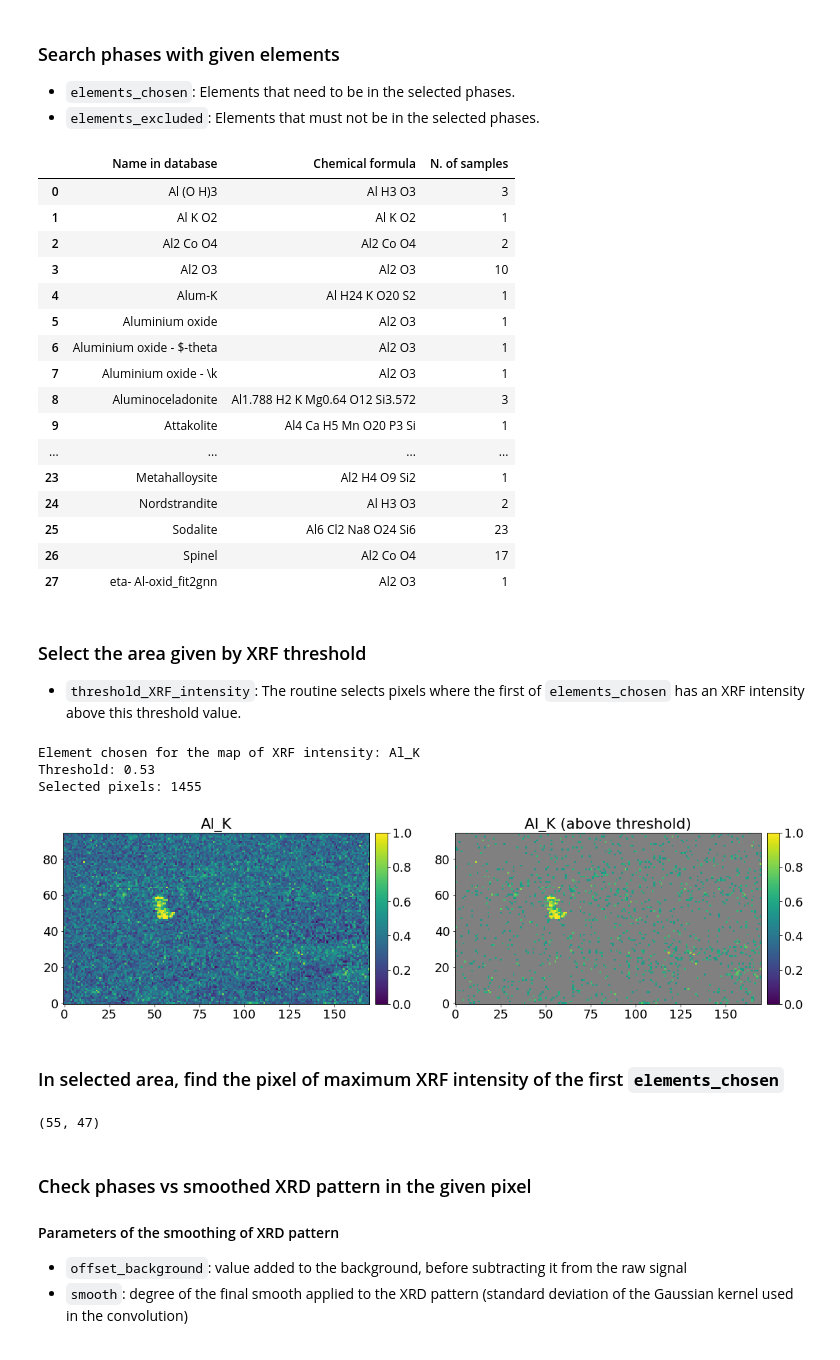
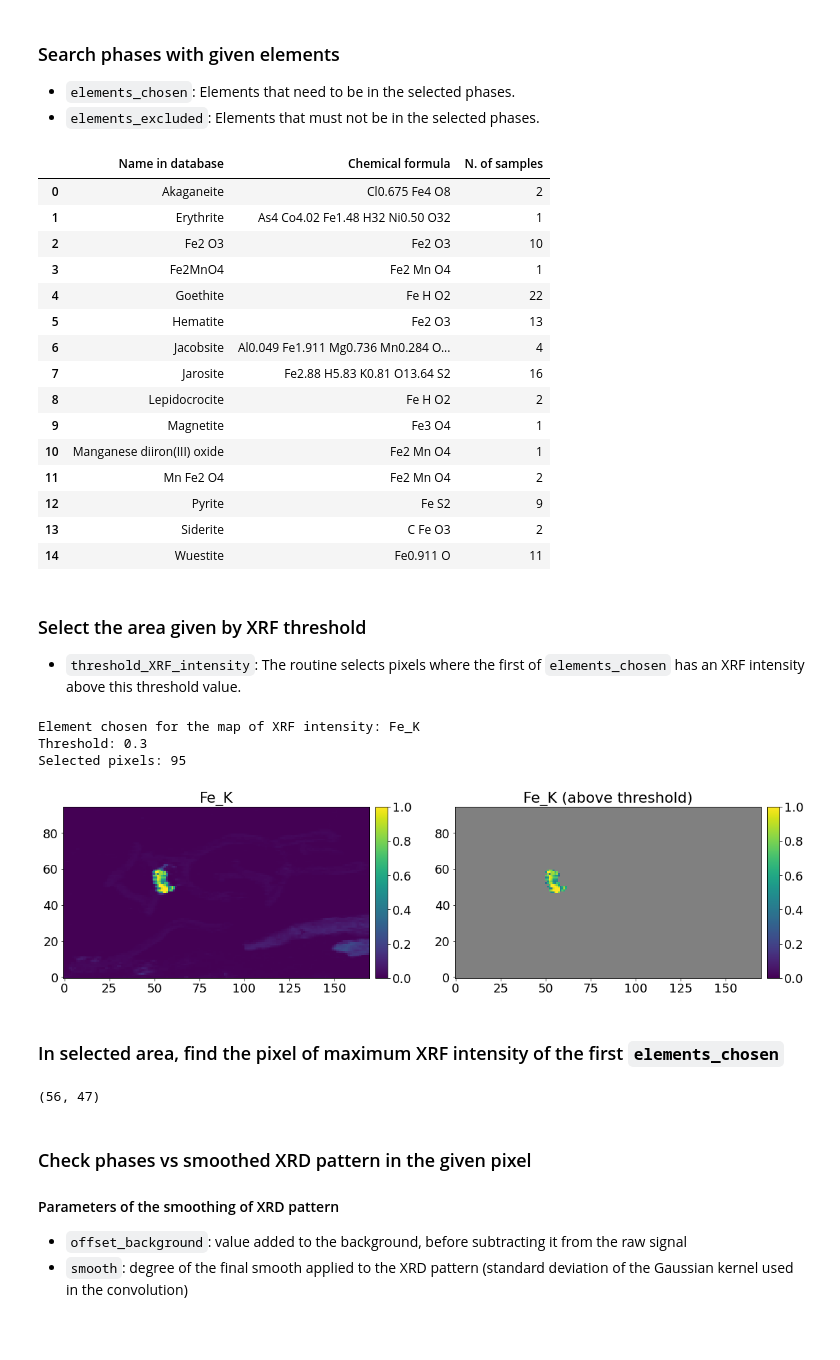
Before and after one commit to DarioZappala/XRDAnalysis, a Jupyter notebook: XRD_exploration.ipynb, the cells around one changed output. Saved outputs shown, nothing was run; the diff lists cells and outputs as text; code cells hidden in the pictures.

```diff
--- a/XRD_exploration.ipynb
+++ b/XRD_exploration.ipynb
@@ -230,7 +230,7 @@ maps_xrf_norm = data_xrf.labels / data_xrf.labels.max(axis = (0, 1), keepdims =
 - `elements_chosen`: Elements that need to be in the selected phases.
 - `elements_excluded`: Elements that must not be in the selected phases.
 # %%
-elements_chosen = ['Al']
+elements_chosen = ['Fe']
 elements_excluded = []
 
 df_phases = DataFrame(columns = ['Name in database', 'Chemical formula', 'N. of samples'])
@@ -243,63 +243,62 @@ for phase_name, phase_set in sorted(database.items()):
 df_phases
 # %% [output]
 |  | Name in database | Chemical formula | N. of samples |
-| 0 | Al (O H)3 | Al H3 O3 | 3 |
-| 1 | Al K O2 | Al K O2 | 1 |
-| 2 | Al2 Co O4 | Al2 Co O4 | 2 |
-| 3 | Al2 O3 | Al2 O3 | 10 |
-| 4 | Alum-K | Al H24 K O20 S2 | 1 |
-| 5 | Aluminium oxide | Al2 O3 | 1 |
-| 6 | Aluminium oxide - $-theta | Al2 O3 | 1 |
-| 7 | Aluminium oxide - \k | Al2 O3 | 1 |
-| 8 | Aluminoceladonite | Al1.788 H2 K Mg0.64 O12 Si3.572 | 3 |
-| 9 | Attakolite | Al4 Ca H5 Mn O20 P3 Si | 1 |
-| ... | ... | ... | ... |
-| 23 | Metahalloysite | Al2 H4 O9 Si2 | 1 |
-| 24 | Nordstrandite | Al H3 O3 | 2 |
-| 25 | Sodalite | Al6 Cl2 Na8 O24 Si6 | 23 |
-| 26 | Spinel | Al2 Co O4 | 17 |
-| 27 | eta- Al-oxid_fit2gnn | Al2 O3 | 1 |
+| 0 | Akaganeite | Cl0.675 Fe4 O8 | 2 |
+| 1 | Erythrite | As4 Co4.02 Fe1.48 H32 Ni0.50 O32 | 1 |
+| 2 | Fe2 O3 | Fe2 O3 | 10 |
+| 3 | Fe2MnO4 | Fe2 Mn O4 | 1 |
+| 4 | Goethite | Fe H O2 | 22 |
+| 5 | Hematite | Fe2 O3 | 13 |
+| 6 | Jacobsite | Al0.049 Fe1.911 Mg0.736 Mn0.284 O... | 4 |
+| 7 | Jarosite | Fe2.88 H5.83 K0.81 O13.64 S2 | 16 |
+| 8 | Lepidocrocite | Fe H O2 | 2 |
+| 9 | Magnetite | Fe3 O4 | 1 |
+| 10 | Manganese diiron(III) oxide | Fe2 Mn O4 | 1 |
+| 11 | Mn Fe2 O4 | Fe2 Mn O4 | 2 |
+| 12 | Pyrite | Fe S2 | 9 |
+| 13 | Siderite | C Fe O3 | 2 |
+| 14 | Wuestite | Fe0.911 O | 11 |
 # %% [markdown]
 ### Select the area given by XRF threshold
 - `threshold_XRF_intensity`: The routine selects pixels where the first of `elements_chosen` has an XRF intensity above this threshold value.
 # %%
-threshold_XRF_intensity = 0.53
+threshold_XRF_intensity = 0.3
 
 idx_element = find_element(elements_chosen[0], data_xrf.metadata['labels'])
 print('Element chosen for the map of XRF intensity: ' + data_xrf.metadata['labels'][idx_element])
 print(f'Threshold: {threshold_XRF_intensity}')
 
 indices_XRF_sel = zeros(data.shape[:2], bool)
 for x in range(data.shape[1]):
     for y in range(data.shape[0]):
         if maps_xrf_norm[y, x, idx_element] >= threshold_XRF_intensity:
             indices_XRF_sel[y, x] = True
 print(f'Selected pixels: {indices_XRF_sel.sum()}')
 
 map_for_search = maps_xrf_norm[..., idx_element].copy()
 map_for_search[~indices_XRF_sel] = None
 
 fig, axs = subplots(1, 2, figsize = (8 * 2, 8 * y_x_ratio))
 fig.tight_layout(w_pad = 2)
 cmap_viridis = get_cmap('viridis').copy()
 cmap_viridis.set_bad(color = 'grey')
 
 ax = axs[0]
 im = ax.imshow(maps_xrf_norm[..., idx_element], interpolation = 'none')
 colorbar(im, ax = ax, cax = ax.inset_axes([1.02, 0, 0.04, 1]))
 ax.set_title(data_xrf.metadata['labels'][idx_element])
 
 ax = axs[1]
 im = ax.imshow(map_for_search, interpolation = 'none', vmin = 0, vmax = 1, cmap = cmap_viridis)
 colorbar(im, ax = ax, cax = ax.inset_axes([1.02, 0, 0.04, 1]))
 ax.set_title(data_xrf.metadata['labels'][idx_element] + ' (above threshold)')
 
 show()
 # %% [output]
-Element chosen for the map of XRF intensity: Al_K
-Threshold: 0.53
-Selected pixels: 1455
+Element chosen for the map of XRF intensity: Fe_K
+Threshold: 0.3
+Selected pixels: 95
-[figure, old version]
+[figure, new version]
 # %% [markdown]
 ### In selected area, find the pixel of maximum XRF intensity of the first `elements_chosen`
 # %%
@@ -307,7 +306,7 @@ position = nanargmax(map_for_search.flatten())
 y, x = unravel_index(position, map_for_search.shape)
 print(f'{(x, y)}')
 # %% [output]
-(55, 47)
+(56, 47)
 # %% [markdown]
 ### Check phases vs smoothed XRD pattern in the given pixel
 
```
Also changed, not shown: parts of 3 cells of this notebook, 1 other file.
